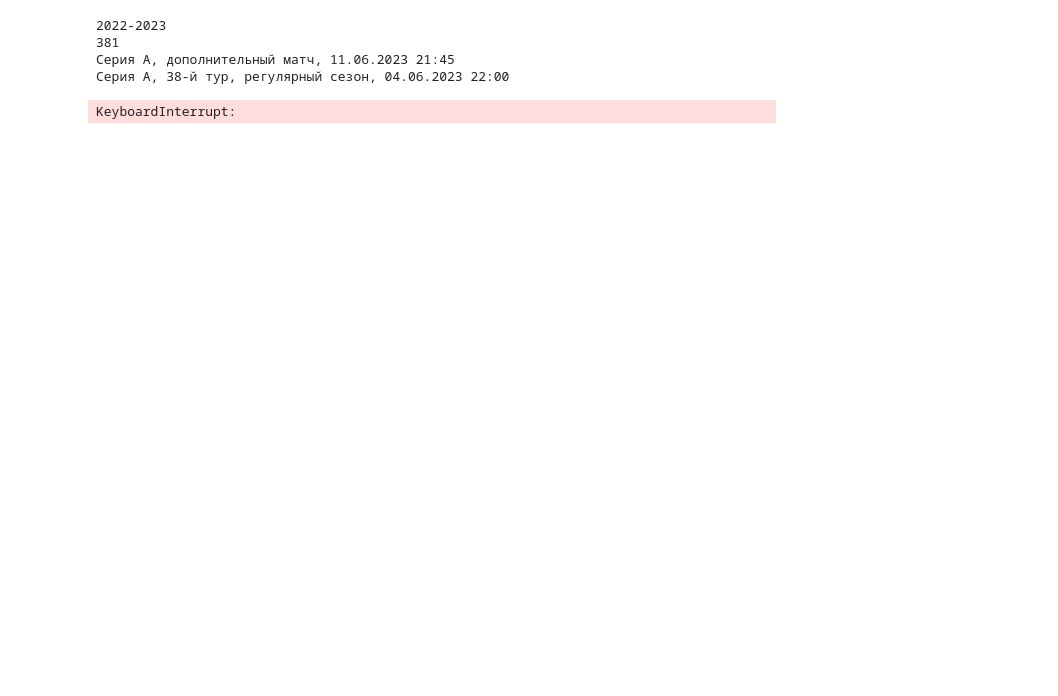
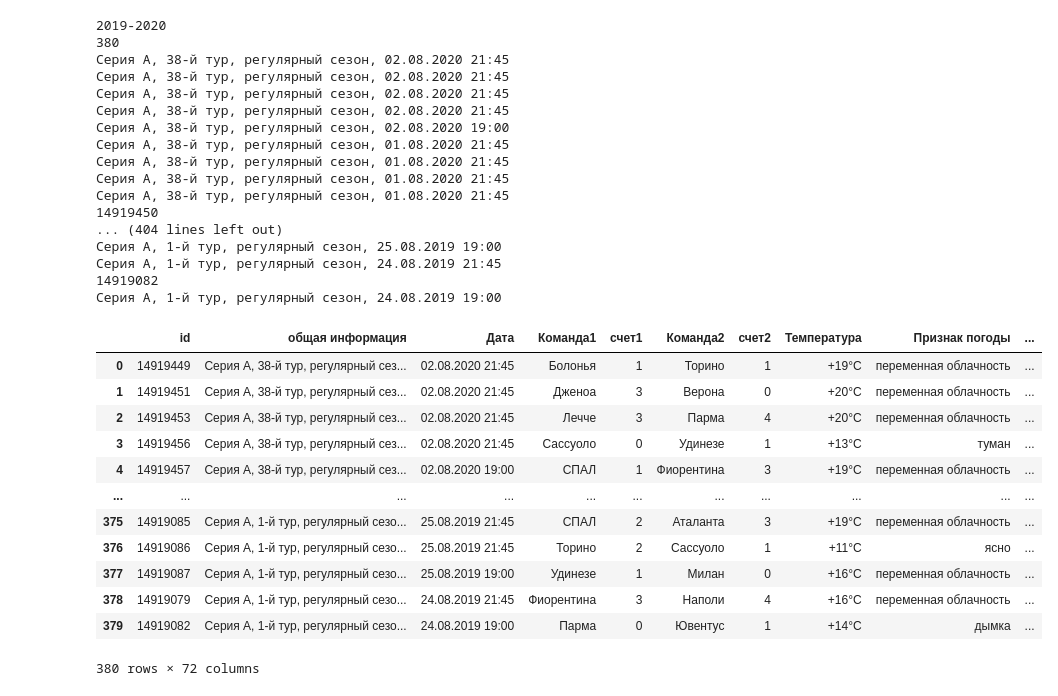
Before and after one commit to stas-as/Konspect-all, a Jupyter notebook: project/project_1X/parsing_2.0/parsing2_v2.0.ipynb, the cells around one changed output. Cells and saved outputs as stored; diff of their text form; code cells hidden in the pictures; blank space fills up the shorter version.

```diff
--- a/project/project_1X/parsing_2.0/parsing2_v2.0.ipynb
+++ b/project/project_1X/parsing_2.0/parsing2_v2.0.ipynb
@@ -36,7 +36,7 @@ def list_math_n10(liga,list_data,headers,proxy,):
     count_proxy = 0
     count = 0
     country = {
-    "Bundes_lige":19,
+    "Bundes_lige":17,
     "liga_1":18,
     "Primera_liga":16,
     "Premier_liga":12,
@@ -101,6 +101,7 @@ def list_math_n10(liga,list_data,headers,proxy,):
                 response_2 = requests.get(url_2,headers=headers[cikle[count_proxy][0]],proxies=proxies[cikle[count_proxy][1]])
                 sleep(list_time_2[counter])
                 print(f"ProxyError в {k}")
+
             # тело цикла
             soup_1 = BeautifulSoup(response_1.text,'lxml')
             soup_2 = BeautifulSoup(response_2.text,'lxml')
@@ -109,6 +110,7 @@ def list_math_n10(liga,list_data,headers,proxy,):
             title_Summary_statistics = ['Матчи 1','Матчи 2','Отдых: дни (часы) 1','Отдых: дни (часы) 2','Победы 1','Победы 2','Ничьи 1','Ничьи 2','Поражения 1','Поражения 2','Забито голов 1','Забито голов 2','Пропущено голов 1','Пропущено голов 2','Забито голов за игру 1','Забито голов за игру 2','Пропущено голов за игру 1','Пропущено голов за игру 2','Сухие матчи 1','Сухие матчи 2','обе забьют 1','обе забьют 2','Тотал больше 2.5 1','Тотал больше 2.5 2','Тотал меньше 2.5 1','Тотал меньше 2.5 2','Удары 1','Удары 2','Удары  (соперник) 1','Удары  (соперник) 2','Удары в створ 1','Удары в створ 2','Удары в створ  (соперник) 1','Удары в створ  (соперник) 2','Владение 1','Владение 2','Владение  (соперник) 1','Владение  (соперник) 2','Угловые 1','Угловые 2','Угловые  (соперник) 1','Угловые  (соперник) 2','Нарушения 1','Нарушения 2','Нарушения  (соперник) 1','Нарушения  (соперник) 2','Офсайды 1','Офсайды 2','Офсайды  (соперник) 1','Офсайды  (соперник) 2','Желтые карточки 1','Желтые карточки 2','Желтые карточки  (соперник) 1','Желтые карточки  (соперник) 2','Красные карточки 1','Красные карточки 2','Красные карточки  (соперник) 1','Красные карточки  (соперник) 2']
             full_title = title + title_Summary_statistics
 
+            global lister
             lister = list()
             lister.append(k)
 
@@ -214,14 +216,39 @@ def list_math_n10(liga,list_data,headers,proxy,):
             )
 
 
+
         #if res_df.shape[0] == len(set1):
         res_df.to_csv(f'data_auto/{liga}{i}.csv')
-        return(res_df)
 # %%
-list_math_n10(liga="Seria_A_liga",list_data=["2022-2023","2021-2022"],headers=headers,proxy=proxies)
+list_math_n10(liga="Seria_A_liga",list_data=["2019-2020"],headers=headers,proxy=proxies)
 # %% [output]
-2022-2023
-381
-Серия А, дополнительный матч, 11.06.2023 21:45
-Серия А, 38-й тур, регулярный сезон, 04.06.2023 22:00
+2019-2020
+380
+Серия А, 38-й тур, регулярный сезон, 02.08.2020 21:45
+Серия А, 38-й тур, регулярный сезон, 02.08.2020 21:45
+Серия А, 38-й тур, регулярный сезон, 02.08.2020 21:45
+Серия А, 38-й тур, регулярный сезон, 02.08.2020 21:45
+Серия А, 38-й тур, регулярный сезон, 02.08.2020 19:00
+Серия А, 38-й тур, регулярный сезон, 01.08.2020 21:45
+Серия А, 38-й тур, регулярный сезон, 01.08.2020 21:45
+Серия А, 38-й тур, регулярный сезон, 01.08.2020 21:45
+Серия А, 38-й тур, регулярный сезон, 01.08.2020 21:45
+14919450
+... (404 lines left out)
+Серия А, 1-й тур, регулярный сезон, 25.08.2019 19:00
+Серия А, 1-й тур, регулярный сезон, 24.08.2019 21:45
+14919082
+Серия А, 1-й тур, регулярный сезон, 24.08.2019 19:00
+|  | id | общая информация | Дата | Команда1 | счет1 | Команда2 | счет2 | Температура | Признак погоды | ... |
+| 0 | 14919449 | Серия А, 38-й тур, регулярный сез... | 02.08.2020 21:45 | Болонья | 1 | Торино | 1 | +19°C | переменная облачность | ... |
+| 1 | 14919451 | Серия А, 38-й тур, регулярный сез... | 02.08.2020 21:45 | Дженоа | 3 | Верона | 0 | +20°C | переменная облачность | ... |
+| 2 | 14919453 | Серия А, 38-й тур, регулярный сез... | 02.08.2020 21:45 | Лечче | 3 | Парма | 4 | +20°C | переменная облачность | ... |
+| 3 | 14919456 | Серия А, 38-й тур, регулярный сез... | 02.08.2020 21:45 | Сассуоло | 0 | Удинезе | 1 | +13°C | туман | ... |
+| 4 | 14919457 | Серия А, 38-й тур, регулярный сез... | 02.08.2020 19:00 | СПАЛ | 1 | Фиорентина | 3 | +19°C | переменная облачность | ... |
+| ... | ... | ... | ... | ... | ... | ... | ... | ... | ... | ... |
+| 375 | 14919085 | Серия А, 1-й тур, регулярный сезо... | 25.08.2019 21:45 | СПАЛ | 2 | Аталанта | 3 | +19°C | переменная облачность | ... |
+| 376 | 14919086 | Серия А, 1-й тур, регулярный сезо... | 25.08.2019 21:45 | Торино | 2 | Сассуоло | 1 | +11°C | ясно | ... |
+| 377 | 14919087 | Серия А, 1-й тур, регулярный сезо... | 25.08.2019 19:00 | Удинезе | 1 | Милан | 0 | +16°C | переменная облачность | ... |
+| 378 | 14919079 | Серия А, 1-й тур, регулярный сезо... | 24.08.2019 21:45 | Фиорентина | 3 | Наполи | 4 | +16°C | переменная облачность | ... |
+| 379 | 14919082 | Серия А, 1-й тур, регулярный сезо... | 24.08.2019 19:00 | Парма | 0 | Ювентус | 1 | +14°C | дымка | ... |
-KeyboardInterrupt:
+380 rows × 72 columns
```
Also changed, not shown: 6 other files.
